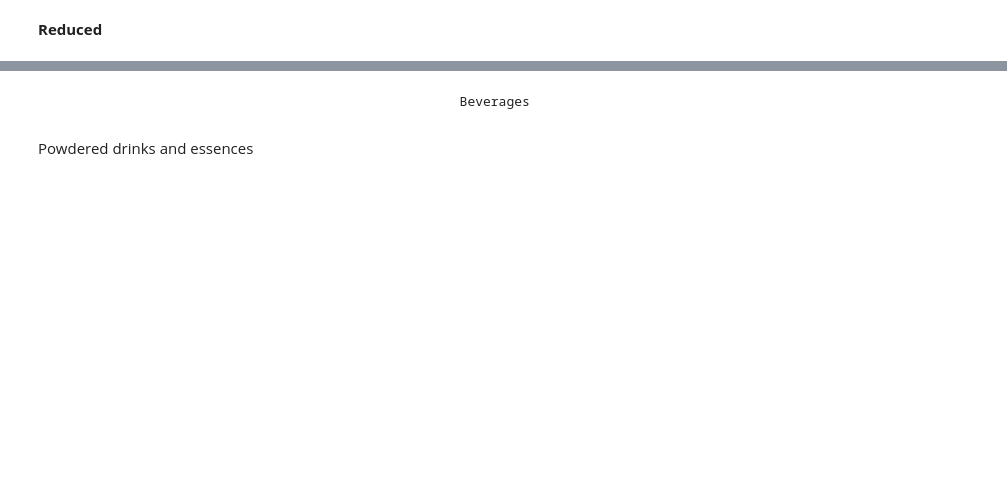
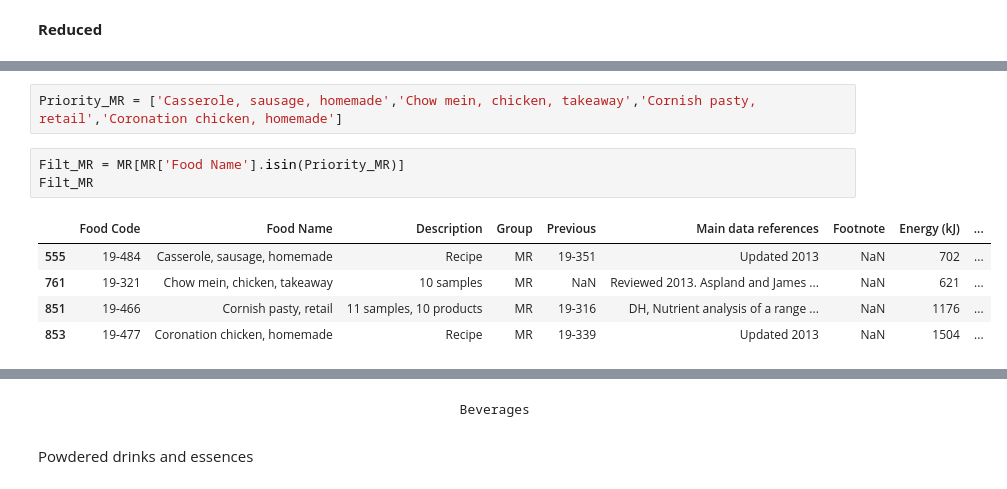
Before and after one commit to elliotkarikari/Product_Weight_Project, a Jupyter notebook: Jupter_notebooks/Reduction, Products that start with C.ipynb, the cells around one changed output, grey strips where cells are left out. Drawn from its saved outputs; the diff is of its cells as text; blank space fills up the shorter version.

```diff
--- a/Jupter_notebooks/Reduction, Products that start with C.ipynb
+++ b/Jupter_notebooks/Reduction, Products that start with C.ipynb
@@ -1051,0 +1104,11 @@ Didn't include these Meat Dishes **(MR)**. Composite food. Making a note that th
+# %%
+Priority_MR = ['Casserole, sausage, homemade','Chow mein, chicken, takeaway','Cornish pasty, retail','Coronation chicken, homemade']
+# %%
+Filt_MR = MR[MR['Food Name'].isin(Priority_MR)]
+Filt_MR
+# %% [output]
+|  | Food Code | Food Name | Description | Group | Previous | Main data references | Footnote | Energy (kJ) | ... |
+| 555 | 19-484 | Casserole, sausage, homemade | Recipe | MR | 19-351 | Updated 2013 | NaN | 702 | ... |
+| 761 | 19-321 | Chow mein, chicken, takeaway | 10 samples | MR | NaN | Reviewed 2013. Aspland and James ... | NaN | 621 | ... |
+| 851 | 19-466 | Cornish pasty, retail | 11 samples, 10 products | MR | 19-316 | DH, Nutrient analysis of a range ... | NaN | 1176 | ... |
+| 853 | 19-477 | Coronation chicken, homemade | Recipe | MR | 19-339 | Updated 2013 | NaN | 1504 | ... |
```
Also changed, not shown: parts of 71 cells of this notebook.
